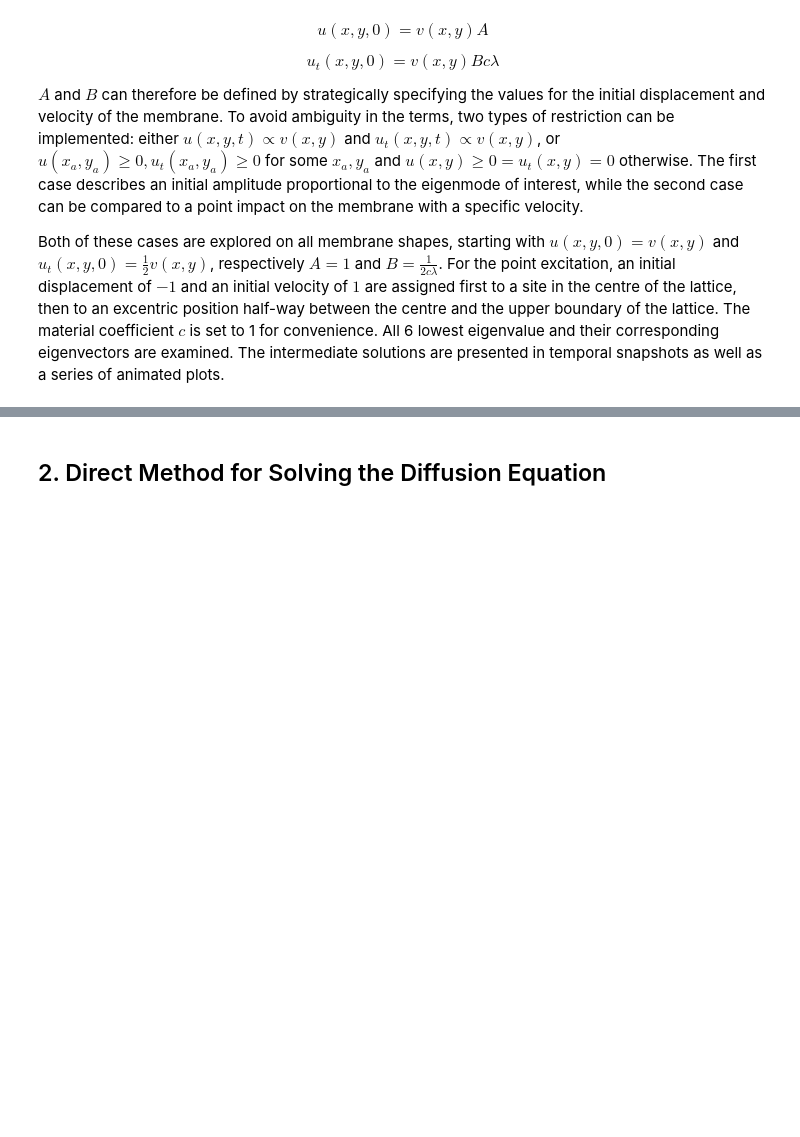
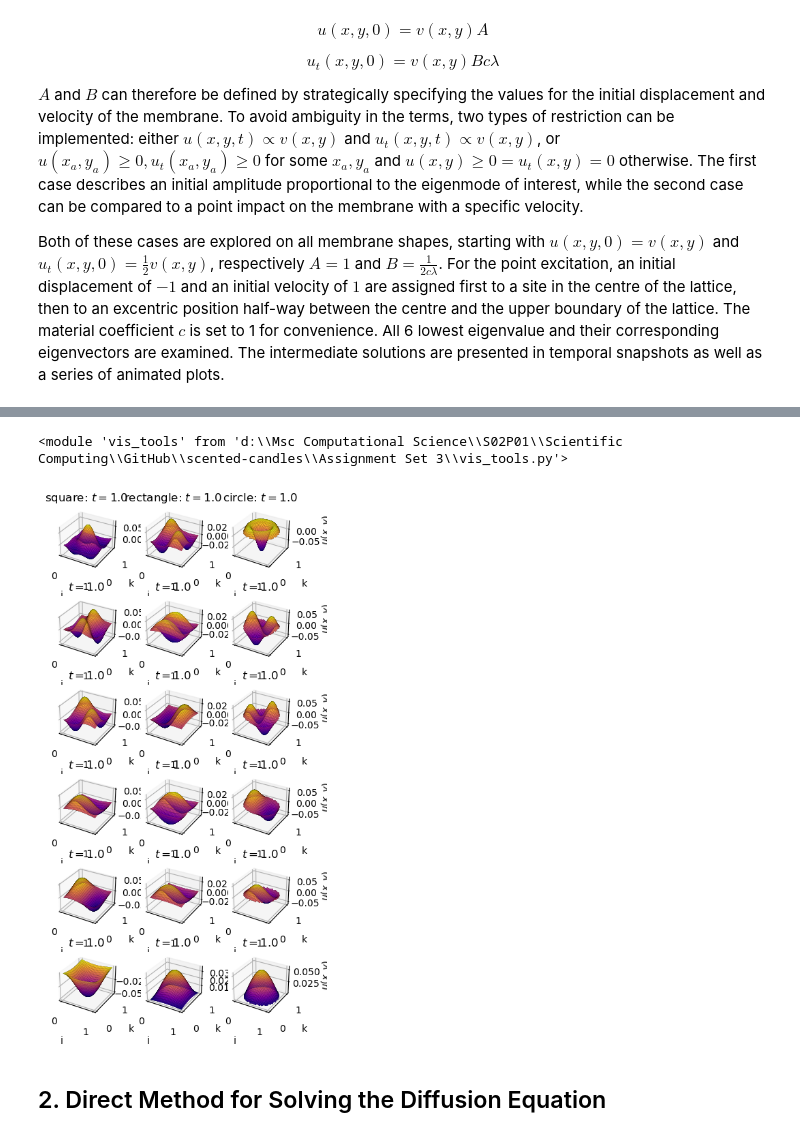
Before and after one commit to mboyan/scented-candles, a Jupyter notebook: Assignment Set 3/AssignmentSet3.ipynb, the cells around one changed output, grey strips where cells are left out. Saved outputs shown, nothing was run; the diff lists cells and outputs as text; code cells hidden in the pictures; blank space fills up the shorter version.

Commit message:
Plotting procedure for 1.1.e

```diff
--- a/Assignment Set 3/AssignmentSet3.ipynb
+++ b/Assignment Set 3/AssignmentSet3.ipynb
@@ -354,9 +354,9 @@ reload(sv)
 L = 1
 N = 40
 dx = 1 / N
-setups['N_y'] = [N, 2*N, N]
+N_ys = [N, 2*N, N]
 
-ts = np.linspace(0, 1, 100)
+ts = np.linspace(0, 1, 101)
 
 # Initial contition A
 init_amps = eigvecs_shapes
@@ -369,8 +369,8 @@ u_evolutions_A = sv.compute_wave_time_dependent_multiple(init_amps, init_vels, e
 init_amps = [np.zeros_like(ev) for ev in eigvecs_shapes]
 init_vels = [np.zeros_like(ev) for ev in eigvecs_shapes]
 for i in range(len(init_amps)):
-    init_amps[i][:, (setups['N_y'][i] // 2) * N + N // 2] = -1
-    init_vels[i][:, (setups['N_y'][i] // 2) * N + N // 2] = 1
+    init_amps[i][:, (N_ys[i] // 2) * N + N // 2] = -1
+    init_vels[i][:, (N_ys[i] // 2) * N + N // 2] = 1
 
 u_evolutions_B = sv.compute_wave_time_dependent_multiple(init_amps, init_vels, eigvecs_shapes, eigvals_shapes, ts)
 
@@ -379,7 +379,7 @@ u_evolutions_B = sv.compute_wave_time_dependent_multiple(init_amps, init_vels, e
 init_amps = [np.zeros_like(ev) for ev in eigvecs_shapes]
 init_vels = [np.zeros_like(ev) for ev in eigvecs_shapes]
 for i in range(len(init_amps)):
-    init_amps[i][:, (setups['N_y'][i] // 2) * N + N // 4] = -1
-    init_vels[i][:, (setups['N_y'][i] // 2) * N + N // 4] = 1
+    init_amps[i][:, (N_ys[i] // 2) * N + N // 4] = -1
+    init_vels[i][:, (N_ys[i] // 2) * N + N // 4] = 1
 
 u_evolutions_C = sv.compute_wave_time_dependent_multiple(init_amps, init_vels, eigvecs_shapes, eigvals_shapes, ts)
@@ -386,3 +406,13 @@ u_evolutions_C = sv.compute_wave_time_dependent_multiple(init_amps, init_vels, e
+# %%
+reload(vis)
+# %% [output]
+<module 'vis_tools' from 'd:\\Msc Computational Science\\S02P01\\Scientific Computing\\GitHub\\scented-candles\\Assignment Set 3\\vis_tools.py'>
+# %%
+ts_selection = ts[::10]
+
+vis.plot_time_dependent_solutions(u_evolutions_A, ts_selection, lattice_coords_shapes, setups['names'])
+# %% [output]
+[figure, added]
 # %% [markdown]
 ## 2. Direct Method for Solving the Diffusion Equation
 # %% [markdown]
```
Also changed, not shown: parts of 4 cells of this notebook, 2 other files.
